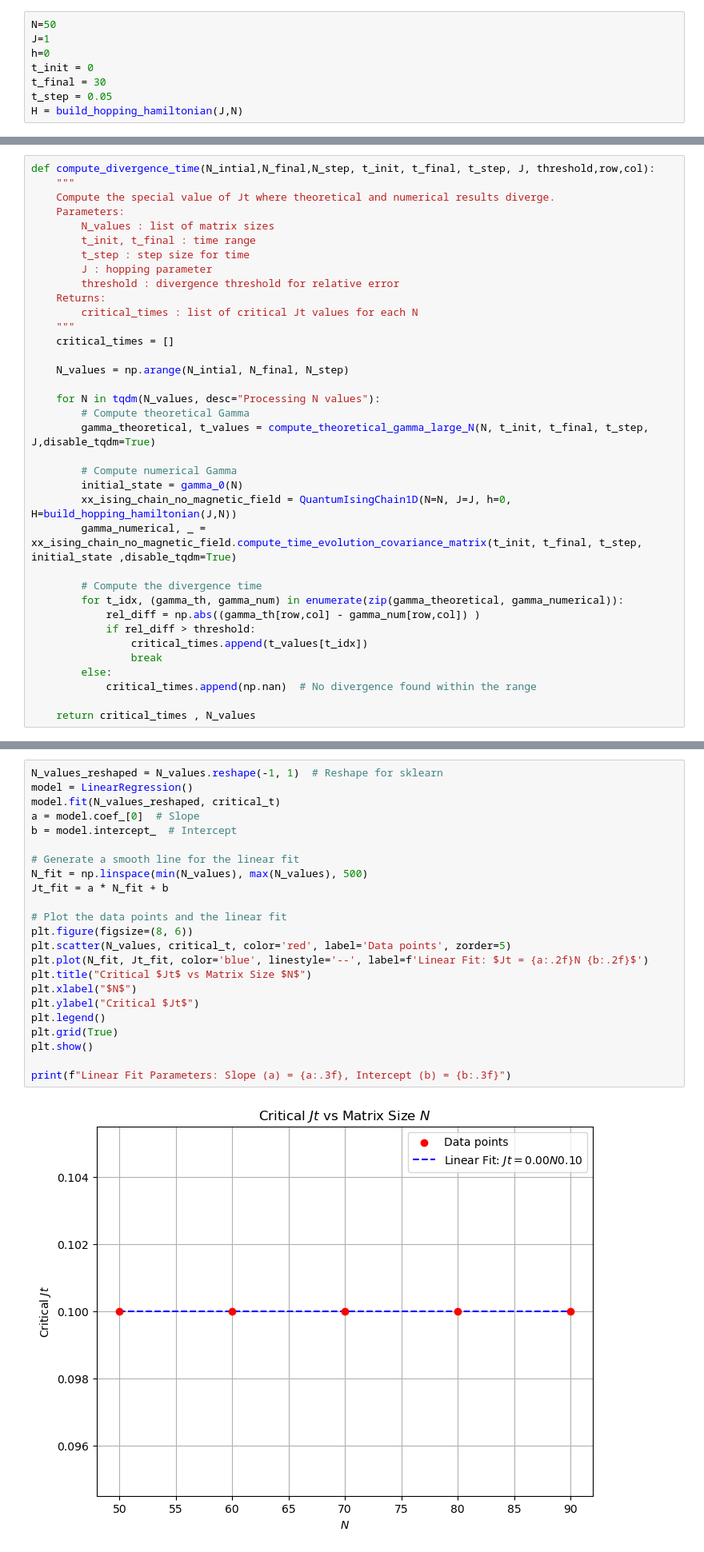
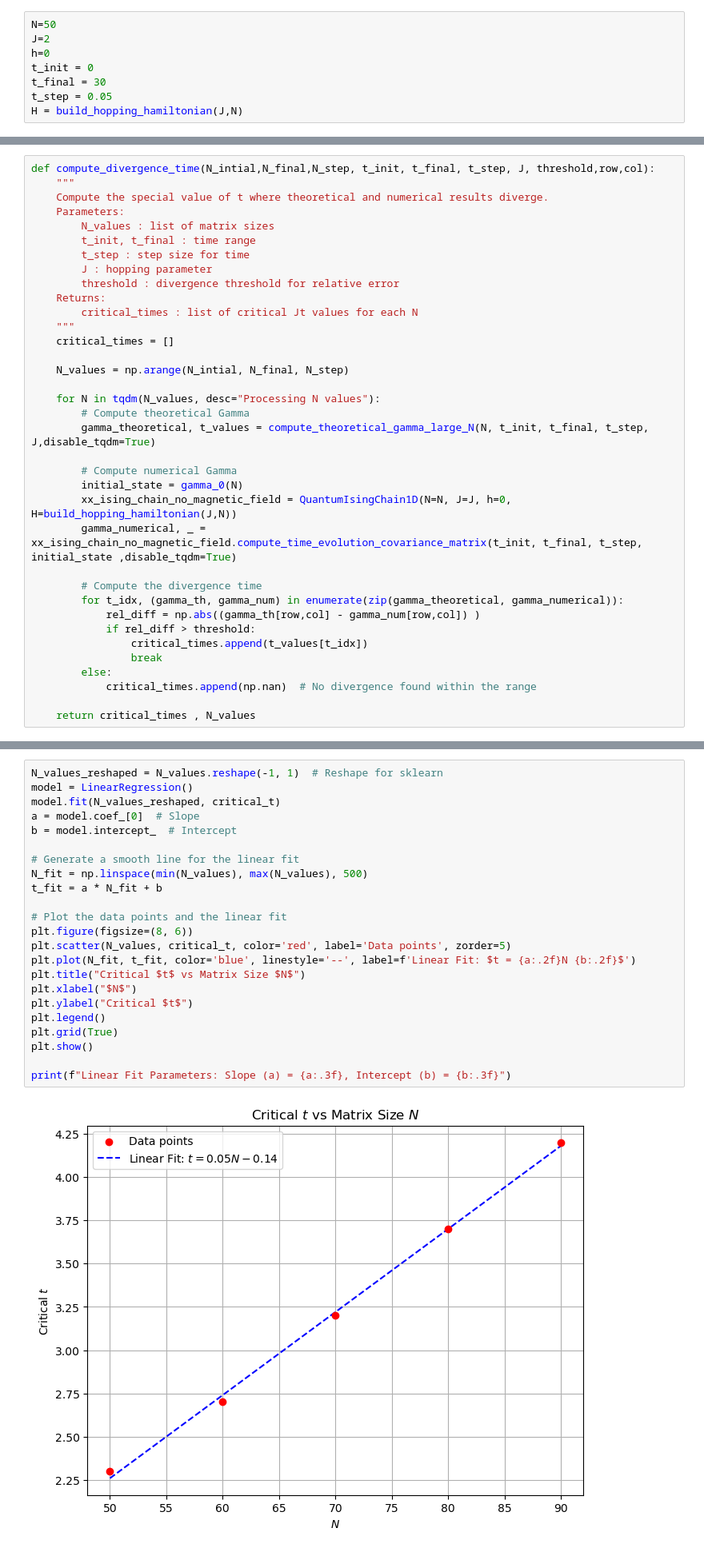
Before and after one commit to FedericoTonetto/Ising_chain_1D, a Jupyter notebook: hopping_model_time_evolution_covariance_matrix.ipynb, the cells around one changed output, grey strips where cells are left out. Shown at 80% size. Cells and saved outputs as stored; diff of their text form.

Commit message:
add some graphical features

```diff
--- a/hopping_model_time_evolution_covariance_matrix.ipynb
+++ b/hopping_model_time_evolution_covariance_matrix.ipynb
@@ -134,7 +134,7 @@ def plot_comparison_covariance_matrix_ij(gamma_t_theoretical, gamma_t_numerical,
 Comparison between $\Gamma(t)$ numerical and theoretical
 # %%
 N=50
-J=1
+J=2
 h=0
 t_init = 0
 t_final = 30
@@ -391,7 +391,7 @@ from sklearn.linear_model import LinearRegression
 # %%
 def compute_divergence_time(N_intial,N_final,N_step, t_init, t_final, t_step, J, threshold,row,col):
     """
-    Compute the special value of Jt where theoretical and numerical results diverge.
+    Compute the special value of t where theoretical and numerical results diverge.
     Parameters:
         N_values : list of matrix sizes
         t_init, t_final : time range
@@ -439,25 +439,25 @@ critical_t, N_values = compute_divergence_time(N_initial,N_final,N_step, t_init,
 # %%
 N_values_reshaped = N_values.reshape(-1, 1)  # Reshape for sklearn
 model = LinearRegression()
 model.fit(N_values_reshaped, critical_t)
 a = model.coef_[0]  # Slope
 b = model.intercept_  # Intercept
 
 # Generate a smooth line for the linear fit
 N_fit = np.linspace(min(N_values), max(N_values), 500)
-Jt_fit = a * N_fit + b
+t_fit = a * N_fit + b
 
 # Plot the data points and the linear fit
 plt.figure(figsize=(8, 6))
 plt.scatter(N_values, critical_t, color='red', label='Data points', zorder=5)
-plt.plot(N_fit, Jt_fit, color='blue', linestyle='--', label=f'Linear Fit: $Jt = {a:.2f}N {b:.2f}$')
-plt.title("Critical $Jt$ vs Matrix Size $N$")
+plt.plot(N_fit, t_fit, color='blue', linestyle='--', label=f'Linear Fit: $t = {a:.2f}N {b:.2f}$')
+plt.title("Critical $t$ vs Matrix Size $N$")
 plt.xlabel("$N$")
-plt.ylabel("Critical $Jt$")
+plt.ylabel("Critical $t$")
 plt.legend()
 plt.grid(True)
 plt.show()
 
 print(f"Linear Fit Parameters: Slope (a) = {a:.3f}, Intercept (b) = {b:.3f}")
 # %% [output]
-[figure, old version]
+[figure, new version]
```
Also changed, not shown: parts of 7 cells of this notebook, 1 other file.
